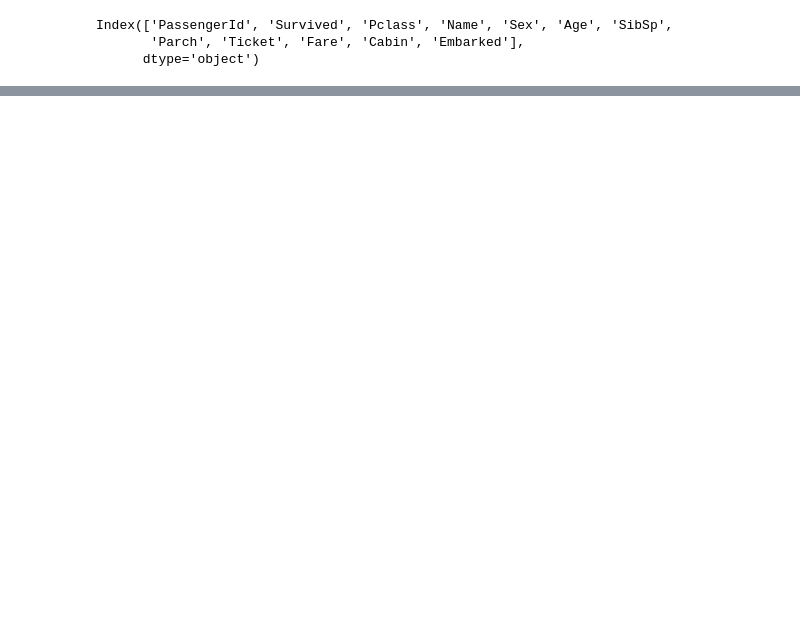
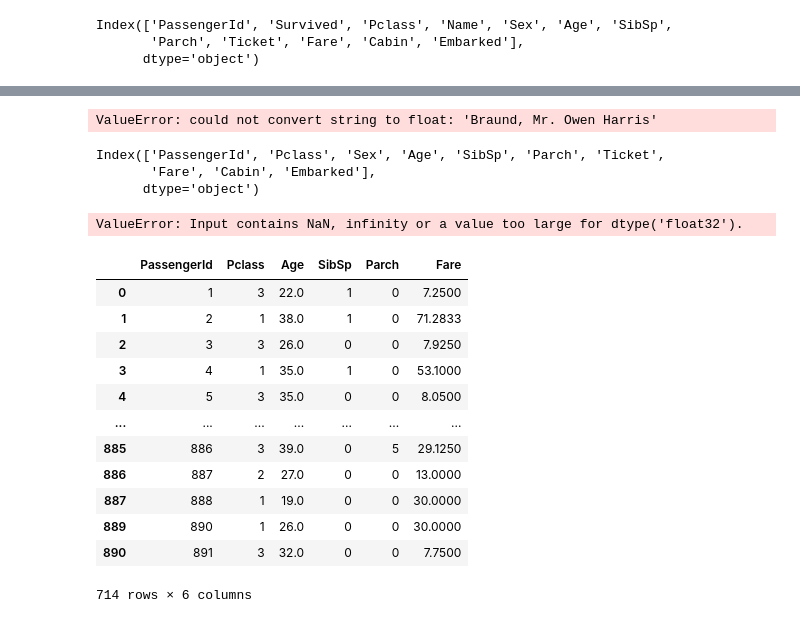
Before and after one commit to weisds/first-titanic-proj, a Jupyter notebook: titanic_data_expo.ipynb, the cells around one changed output, grey strips where cells are left out. Cells and saved outputs as stored; diff of their text form; code cells hidden in the pictures; blank space fills up the shorter version.

Commit message:
played around with the data using simple decision tree model

```diff
--- a/titanic_data_expo.ipynb
+++ b/titanic_data_expo.ipynb
@@ -35,0 +93,39 @@ Index(['PassengerId', 'Survived', 'Pclass', 'Name', 'Sex', 'Age', 'SibSp',
+# %%
+#let's train the model
+titanic_dtr_model.fit(X,y)
+# %% [output]
+ValueError: could not convert string to float: 'Braund, Mr. Owen Harris'
+# %%
+#okay string does work with ml models, let's drop them
+X = X.drop('Name',axis=1)
+# %%
+X.columns
+# %% [output]
+Index(['PassengerId', 'Pclass', 'Sex', 'Age', 'SibSp', 'Parch', 'Ticket',
+       'Fare', 'Cabin', 'Embarked'],
+      dtype='object')
+# %%
+#can I drop columns that are not integer?
+X = X.select_dtypes(exclude='object')
+# %%
+#this is a very rough practice, now we have a all number dataframe, let's run the model
+titanic_dtr_model.fit(X,y)
+# %% [output]
+ValueError: Input contains NaN, infinity or a value too large for dtype('float32').
+# %%
+#okay, let's drop na
+X.dropna()
+# %% [output]
+|  | PassengerId | Pclass | Age | SibSp | Parch | Fare |
+| 0 | 1 | 3 | 22.0 | 1 | 0 | 7.2500 |
+| 1 | 2 | 1 | 38.0 | 1 | 0 | 71.2833 |
+| 2 | 3 | 3 | 26.0 | 0 | 0 | 7.9250 |
+| 3 | 4 | 1 | 35.0 | 1 | 0 | 53.1000 |
+| 4 | 5 | 3 | 35.0 | 0 | 0 | 8.0500 |
+| ... | ... | ... | ... | ... | ... | ... |
+| 885 | 886 | 3 | 39.0 | 0 | 5 | 29.1250 |
+| 886 | 887 | 2 | 27.0 | 0 | 0 | 13.0000 |
+| 887 | 888 | 1 | 19.0 | 0 | 0 | 30.0000 |
+| 889 | 890 | 1 | 26.0 | 0 | 0 | 30.0000 |
+| 890 | 891 | 3 | 32.0 | 0 | 0 | 7.7500 |
+714 rows × 6 columns
```
Also changed, not shown: parts of 29 cells of this notebook.
